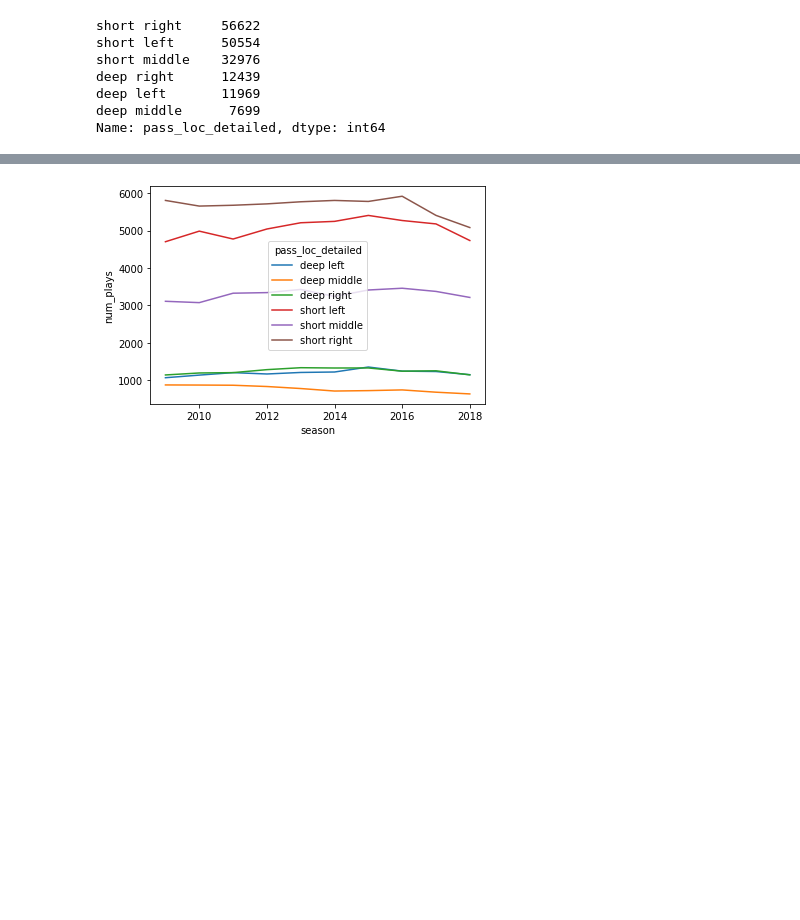
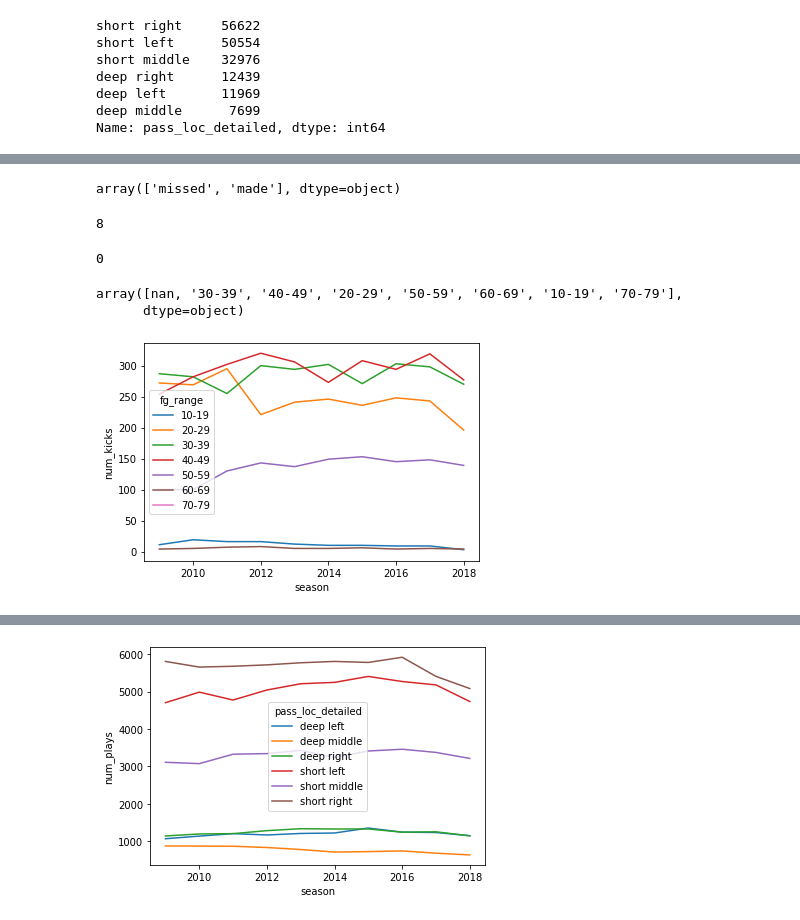
Before and after one commit to sistlasre/football_analysis, a Jupyter notebook: Football_Analysis_Final.ipynb, the cells around one changed output, grey strips where cells are left out. Drawn from its saved outputs; the diff is of its cells as text; code cells hidden in the pictures; blank space fills up the shorter version.

```diff
--- a/Football_Analysis_Final.ipynb
+++ b/Football_Analysis_Final.ipynb
@@ -157,0 +200,36 @@ Name: pass_loc_detailed, dtype: int64
+# %%
+# Let's verify it changed
+df.loc[df['play_type'] == 'field_goal', 'field_goal_result'].unique()
+# %% [output]
+array(['missed', 'made'], dtype=object)
+# %%
+# Now, let's check if we have any NaN for kick distance
+len(df[(df['play_type'] == 'field_goal') & (df['kick_distance'].isna())])
+# %% [output]
+8
+# %%
+# Since a small number, let's just use the yard line and add 18 to get the kick distance.
+df.loc[(df['play_type'] == 'field_goal') & (df['kick_distance'].isna()), 'kick_distance'] = df[(df['play_type'] == 'field_goal') & (df['kick_distance'].isna())]['yardline_100'] + 18
+# %%
+# Let's double check it worked
+len(df[(df['play_type'] == 'field_goal') & (df['kick_distance'].isna())])
+# %% [output]
+0
+# %%
+def convertKickDistanceToFgRange(distance):
+    rangeBegin = int(10*(distance//10))
+    return f"{rangeBegin}-{rangeBegin+9}"
+# %%
+df['fg_range'] = df[df['play_type'] == 'field_goal']['kick_distance'].map(convertKickDistanceToFgRange, na_action='ignore')
+# %%
+# Let's check if it spit out what we expected
+df['fg_range'].unique()
+# %% [output]
+array([nan, '30-39', '40-49', '20-29', '50-59', '60-69', '10-19', '70-79'],
+      dtype=object)
+# %%
+fg_kicks_by_season = df[~df['fg_range'].isna()].groupby(['season', 'fg_range']).size().to_frame("num_kicks")
+# %%
+sns.lineplot(data=fg_kicks_by_season.reset_index(), x='season', y='num_kicks', hue='fg_range');
+# %% [output]
+[figure, added]
```
Also changed, not shown: parts of 16 cells of this notebook.
